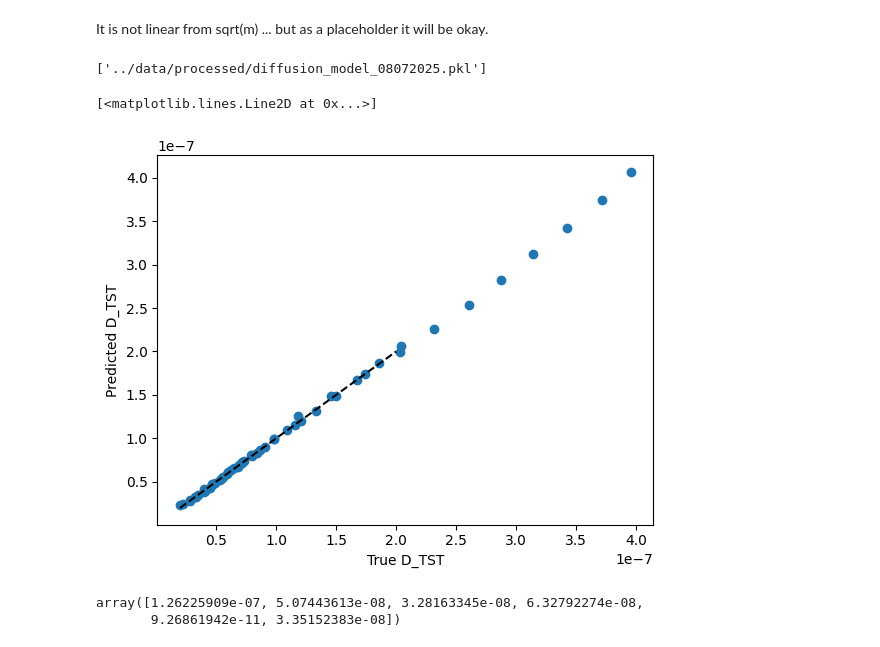
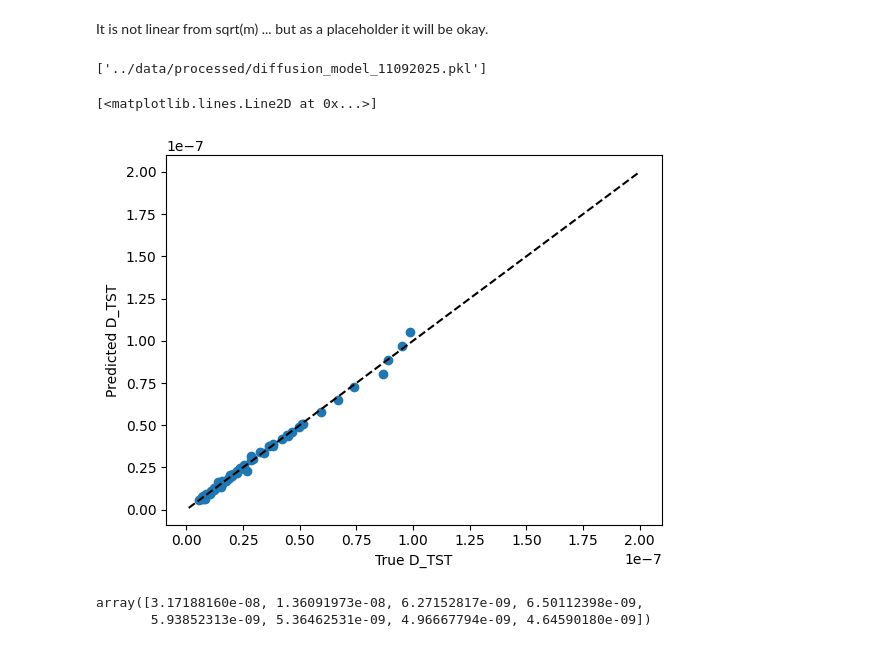
Before and after one commit to multiscale-modelling/kinetic_model, a Jupyter notebook: notebooks/diffusion_process_ml.ipynb, the cells around one changed output. Cells and saved outputs as stored; diff of their text form; code cells hidden in the pictures.

```diff
--- a/notebooks/diffusion_process_ml.ipynb
+++ b/notebooks/diffusion_process_ml.ipynb
@@ -4,7 +4,7 @@ import seaborn as sns
 import matplotlib.pyplot as plt
 import numpy as np
 # %%
-data = pd.read_pickle('../data/diffusion/diffusion_tst_datasetV2.pkl')
+data = pd.read_pickle('..\data\diffusion\diffusion_widom_11092025.pkl')
 data['D_TST'] = data['D']
 
 def mass_calc(n):
@@ -44,23 +44,23 @@ from kinetic_model.constants.diffusion import DiffusionLinear
 # 2) Fit & save
 diff_model = DiffusionLinear()
 diff_model.fit(data, D_col='D_TST')
-joblib.dump(diff_model, '../data/processed/diffusion_model_08072025.pkl')
+joblib.dump(diff_model, '../data/processed/diffusion_model_11092025.pkl')
 # %% [output]
-['../data/processed/diffusion_model_08072025.pkl']
+['../data/processed/diffusion_model_11092025.pkl']
 # %%
 # 3) Later: load & predict
-diff_loaded = joblib.load('../data/processed/diffusion_model_08072025.pkl')
+diff_loaded = joblib.load('../data/processed/diffusion_model_11092025.pkl')
 
 y_pred = diff_loaded.predict(data[['temperature', 'n']])
 y_true = data['D_TST'].to_numpy()
 # 4) Plot
 plt.scatter(y_true, y_pred)
 plt.xlabel('True D_TST')
 plt.ylabel('Predicted D_TST')
-plt.plot([2e-8, 2e-7], [2e-8, 2e-7], 'k--')
+plt.plot([1e-9, 2e-7], [1e-9, 2e-7], 'k--')
 # %% [output]
 [<matplotlib.lines.Line2D at 0x...>]
-[figure, old version]
+[figure, new version]
 # %%
 from kinetic_model.constants.diffusion import DiffusionLinearExtrapPlaceHolder
 
@@ -69,8 +69,8 @@ diff_model_extrap = DiffusionLinearExtrapPlaceHolder()
 diff_model_extrap.fit(data, D_col='D_TST')
 joblib.dump(diff_model_extrap, '../data/processed/diffusion_extrap_place_holder_model.pkl')
 model = joblib.load('../data/processed/diffusion_extrap_place_holder_model.pkl')
-y_pred_extrap = model.predict(pd.DataFrame({'n': [2, 4, 6, 8, 10, 12], 'temperature': [300, 320, 301, 500, 100, 300]}))
+y_pred_extrap = model.predict(pd.DataFrame({'n': [2, 4, 6, 8, 10, 12, 14, 16], 'temperature': [300, 300, 301, 300, 300, 300, 300, 300]}))
 y_pred_extrap
 # %% [output]
-array([1.26225909e-07, 5.07443613e-08, 3.28163345e-08, 6.32792274e-08,
-       9.26861942e-11, 3.35152383e-08])
+array([3.17188160e-08, 1.36091973e-08, 6.27152817e-09, 6.50112398e-09,
+       5.93852313e-09, 5.36462531e-09, 4.96667794e-09, 4.64590180e-09])
```
Also changed, not shown: parts of 1 cell of this notebook, 7 other files.
